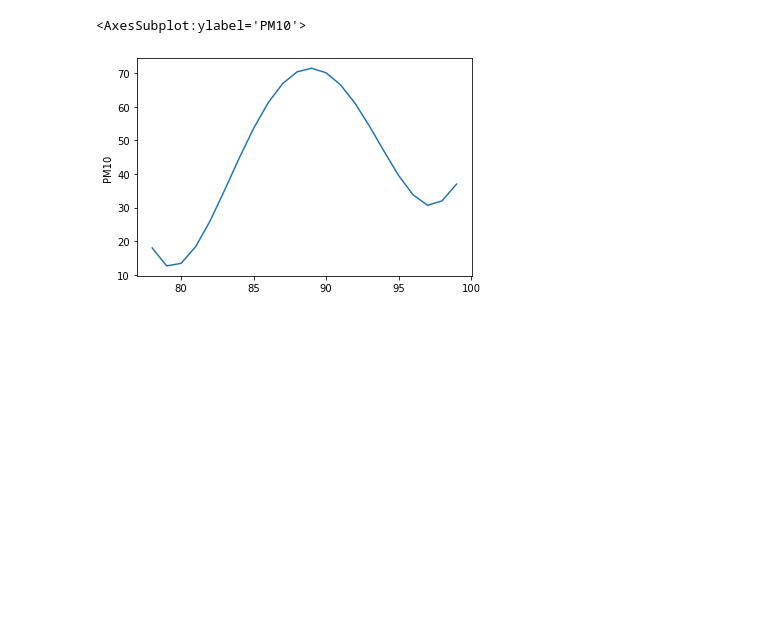
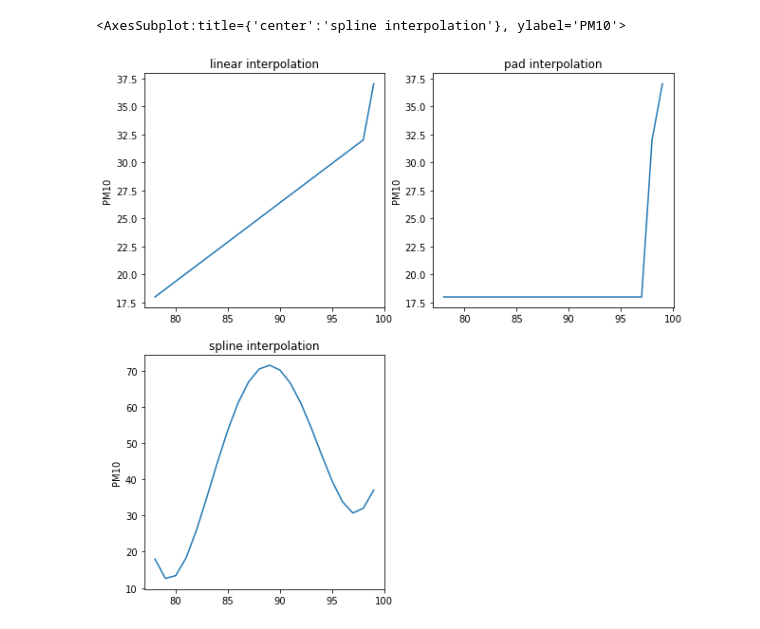
Before and after one commit to Bang-JW/kaggle_study, a Jupyter notebook: bikeseoul/interpolate_comparison.ipynb, the cells around one changed output. Drawn from its saved outputs; the diff is of its cells as text; code cells hidden in the pictures; blank space fills up the shorter version.

Commit message:
interpolation 비교

```diff
--- a/bikeseoul/interpolate_comparison.ipynb
+++ b/bikeseoul/interpolate_comparison.ipynb
@@ -80,6 +7,9 @@ sns.lineplot(ip_2.index, ip_2['PM10'])
 # %%
+#‘linear’: Ignore the index and treat the values as equally spaced.
+ip_linear = train[['PM10','PM2.5']].interpolate(method = 'linear') #slinear도 같은 결과
+ip_pad = train[['PM10','PM2.5']].interpolate(method = 'pad') #"nearest와 동일"
+
 # spline method -> 상세한 내용에 대해서는 좀 더 필요(결과는 가장 비슷하게 나옴)
 # 단, 초미세먼지 데이터에서 음수가 나온다는 부분은 조금 아쉽
 # order 는 함수의 차수를 의미 즉 여기서는 4차 함수
-ip_3 = train.interpolate(method='spline', order = 4)[78:100]
-ip_3
+ip_spline = train[['PM10','PM2.5']].interpolate(method='spline', order = 4)
@@ -104,5 +16,18 @@ ip_3
-# %%
-sns.lineplot(ip_3.index, ip_3['PM10'])
-# %% [output]
-<AxesSubplot:ylabel='PM10'>
-[figure, removed]
+# %%
+# interpolation result
+plt.figure(figsize = (10,10))
+
+plt.subplot(2,2,1)
+plt.title('linear interpolation')
+sns.lineplot(data = ip_linear['PM10'][78:100])
+
+plt.subplot(2,2,2)
+plt.title('pad interpolation')
+sns.lineplot(data = ip_pad['PM10'][78:100])
+
+plt.subplot(2,2,3)
+plt.title('spline interpolation')
+sns.lineplot(data = ip_spline['PM10'][78:100])
+# %% [output]
+<AxesSubplot:title={'center':'spline interpolation'}, ylabel='PM10'>
+[figure, added]
```
Also changed, not shown: parts of 30 cells of this notebook, 3 other files.
